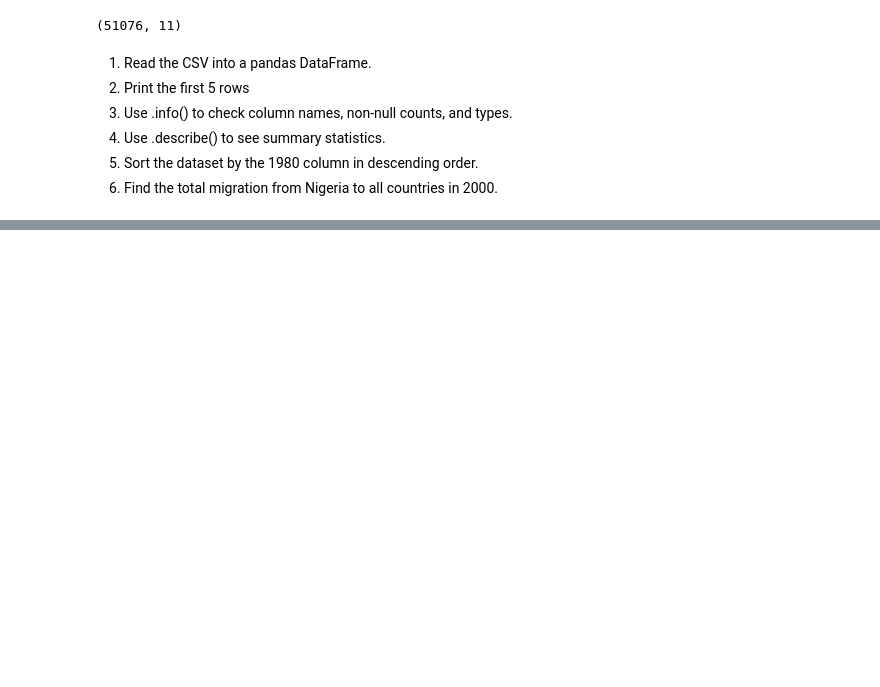
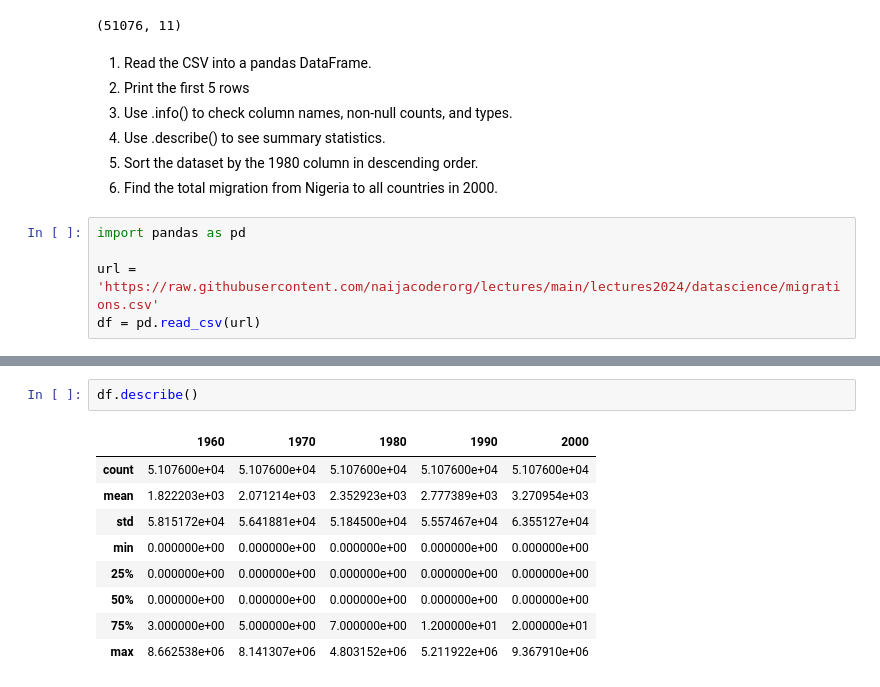
Before and after one commit to lekez2005/naijacoder-2025, a Jupyter notebook: day6.ipynb, the cells around one changed output, grey strips where cells are left out. Cells and saved outputs as stored; diff of their text form; blank space fills up the shorter version.

```diff
--- a/day6.ipynb
+++ b/day6.ipynb
@@ -252,3 +252,8 @@ df.isnull().sum()
 4. Use .describe() to see summary statistics.
 5. Sort the dataset by the 1980 column in descending order.
 6. Find the total migration from Nigeria to all countries in 2000.
+# %%
+import pandas as pd
+
+url = 'https://raw.githubusercontent.com/naijacoderorg/lectures/main/lectures2024/datascience/migrations.csv'
+df = pd.read_csv(url)
@@ -254,0 +286,12 @@ df.isnull().sum()
+# %%
+df.describe()
+# %% [output]
+|  | 1960 | 1970 | 1980 | 1990 | 2000 |
+| count | 5.107600e+04 | 5.107600e+04 | 5.107600e+04 | 5.107600e+04 | 5.107600e+04 |
+| mean | 1.822203e+03 | 2.071214e+03 | 2.352923e+03 | 2.777389e+03 | 3.270954e+03 |
+| std | 5.815172e+04 | 5.641881e+04 | 5.184500e+04 | 5.557467e+04 | 6.355127e+04 |
+| min | 0.000000e+00 | 0.000000e+00 | 0.000000e+00 | 0.000000e+00 | 0.000000e+00 |
+| 25% | 0.000000e+00 | 0.000000e+00 | 0.000000e+00 | 0.000000e+00 | 0.000000e+00 |
+| 50% | 0.000000e+00 | 0.000000e+00 | 0.000000e+00 | 0.000000e+00 | 0.000000e+00 |
+| 75% | 3.000000e+00 | 5.000000e+00 | 7.000000e+00 | 1.200000e+01 | 2.000000e+01 |
+| max | 8.662538e+06 | 8.141307e+06 | 4.803152e+06 | 5.211922e+06 | 9.367910e+06 |
```
Also changed, not shown: parts of 4 cells of this notebook.
